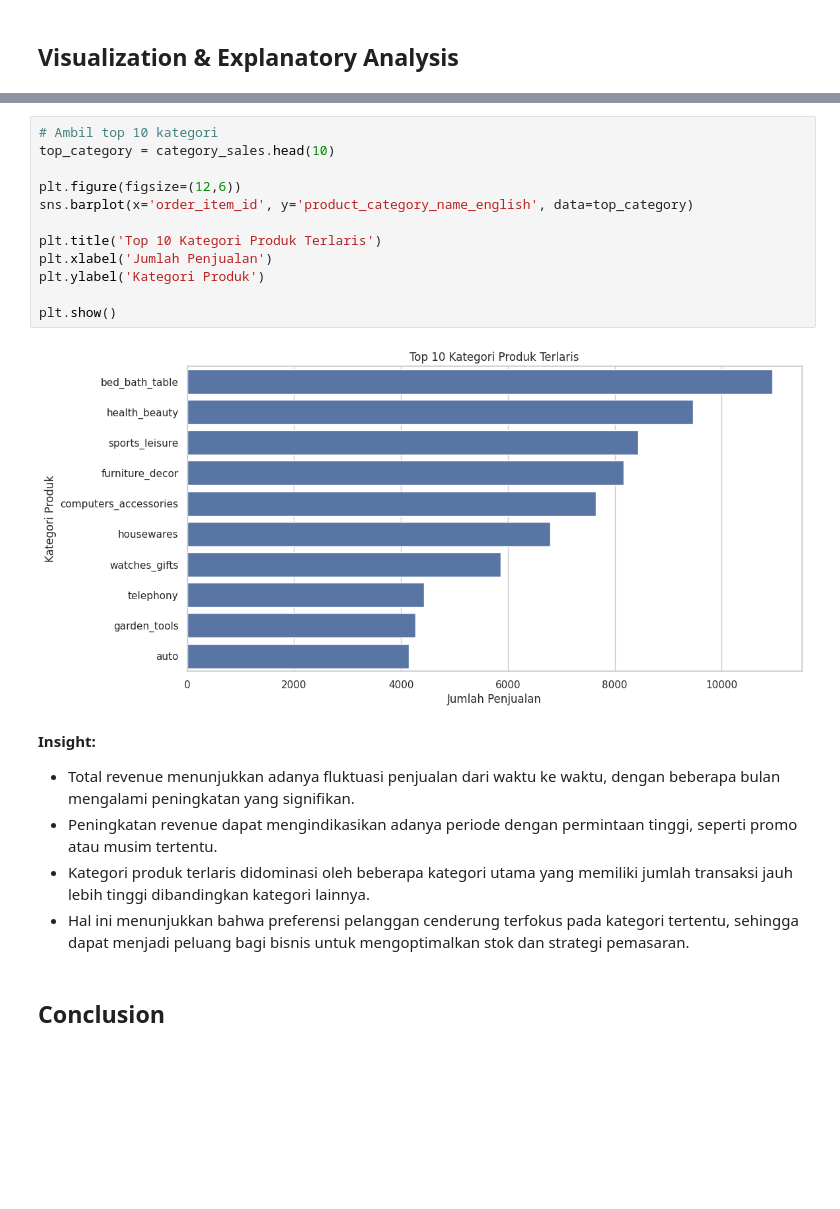
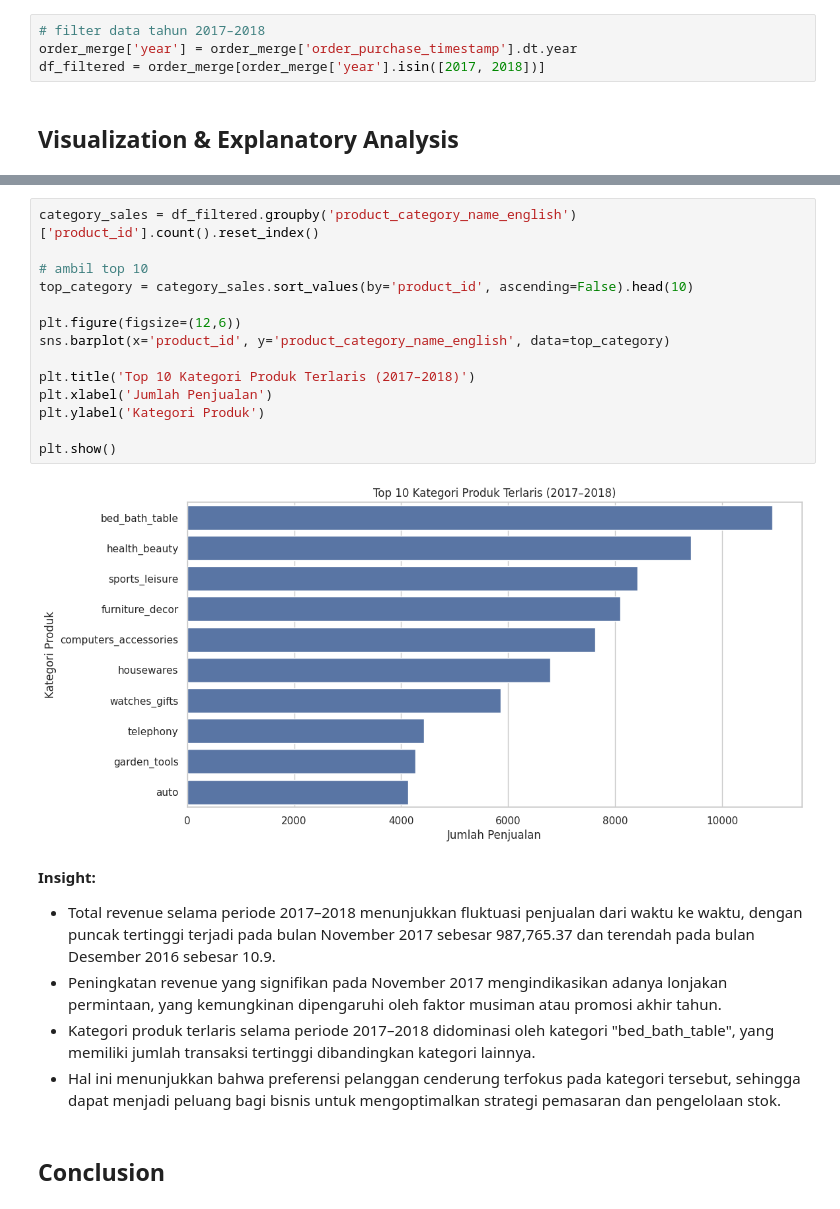
Before and after one commit to nabilafarahhh/dashboard-ecommerce-dicoding, a Jupyter notebook: notebook.ipynb, the cells around one changed output, grey strips where cells are left out. Saved outputs shown, nothing was run; the diff lists cells and outputs as text; blank space fills up the shorter version.

```diff
--- a/notebook.ipynb
+++ b/notebook.ipynb
@@ -273,2 +290,6 @@ category_sales.head()
+# %%
+# filter data tahun 2017–2018
+order_merge['year'] = order_merge['order_purchase_timestamp'].dt.year
+df_filtered = order_merge[order_merge['year'].isin([2017, 2018])]
 # %% [markdown]
 ## Visualization & Explanatory Analysis
@@ -291,23 +316,25 @@ plt.show()
 # %%
-# Ambil top 10 kategori
-top_category = category_sales.head(10)
+category_sales = df_filtered.groupby('product_category_name_english')['product_id'].count().reset_index()
+
+# ambil top 10
+top_category = category_sales.sort_values(by='product_id', ascending=False).head(10)
 
 plt.figure(figsize=(12,6))
-sns.barplot(x='order_item_id', y='product_category_name_english', data=top_category)
+sns.barplot(x='product_id', y='product_category_name_english', data=top_category)
 
-plt.title('Top 10 Kategori Produk Terlaris')
+plt.title('Top 10 Kategori Produk Terlaris (2017–2018)')
 plt.xlabel('Jumlah Penjualan')
 plt.ylabel('Kategori Produk')
 
 plt.show()
 # %% [output]
-[figure, old version]
+[figure, new version]
 # %% [markdown]
 **Insight:**
 
-- Total revenue menunjukkan adanya fluktuasi penjualan dari waktu ke waktu, dengan beberapa bulan mengalami peningkatan yang signifikan.
-- Peningkatan revenue dapat mengindikasikan adanya periode dengan permintaan tinggi, seperti promo atau musim tertentu.
-- Kategori produk terlaris didominasi oleh beberapa kategori utama yang memiliki jumlah transaksi jauh lebih tinggi dibandingkan kategori lainnya.
-- Hal ini menunjukkan bahwa preferensi pelanggan cenderung terfokus pada kategori tertentu, sehingga dapat menjadi peluang bagi bisnis untuk mengoptimalkan stok dan strategi pemasaran.
+- Total revenue selama periode 2017–2018 menunjukkan fluktuasi penjualan dari waktu ke waktu, dengan puncak tertinggi terjadi pada bulan November 2017 sebesar 987,765.37 dan terendah pada bulan Desember 2016 sebesar 10.9.
+- Peningkatan revenue yang signifikan pada November 2017 mengindikasikan adanya lonjakan permintaan, yang kemungkinan dipengaruhi oleh faktor musiman atau promosi akhir tahun.
+- Kategori produk terlaris selama periode 2017–2018 didominasi oleh kategori "bed_bath_table", yang memiliki jumlah transaksi tertinggi dibandingkan kategori lainnya.
+- Hal ini menunjukkan bahwa preferensi pelanggan cenderung terfokus pada kategori tersebut, sehingga dapat menjadi peluang bagi bisnis untuk mengoptimalkan strategi pemasaran dan pengelolaan stok.
 # %% [markdown]
 ## Conclusion
```
Also changed, not shown: parts of 17 cells of this notebook.
